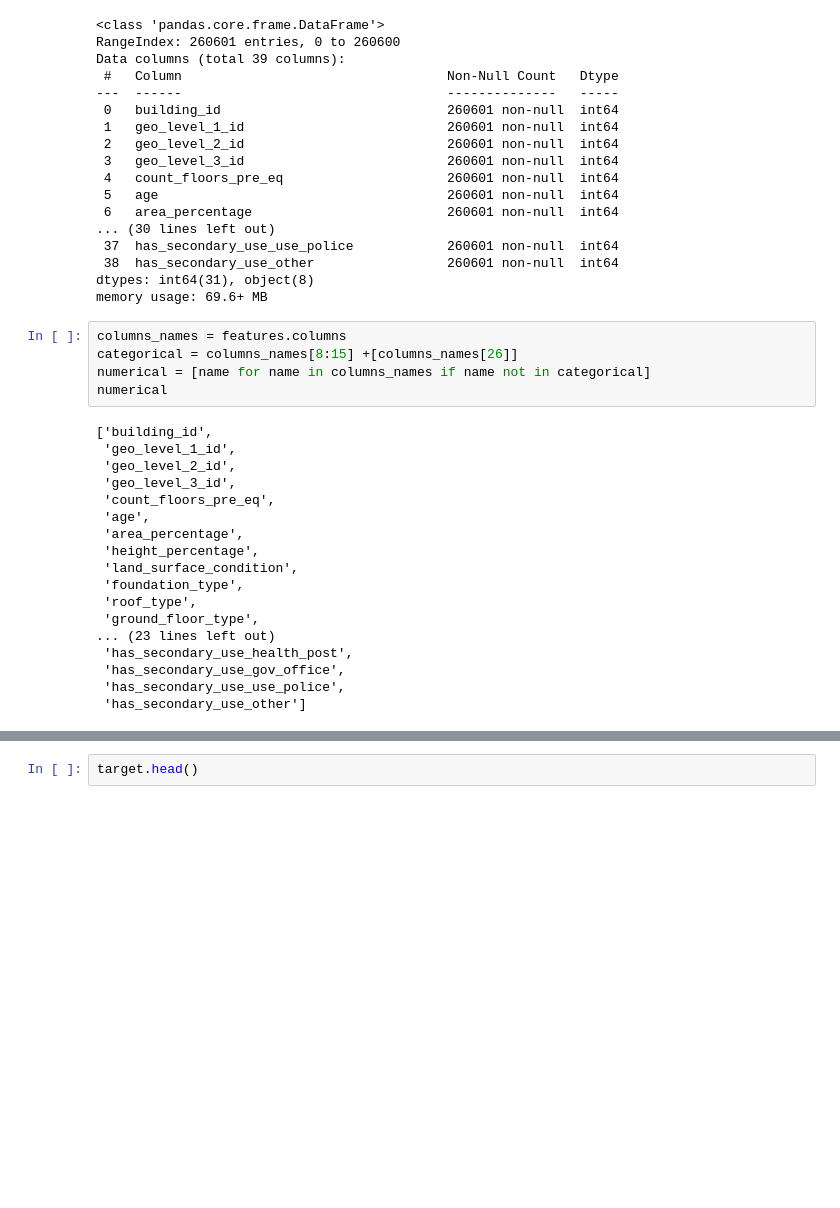
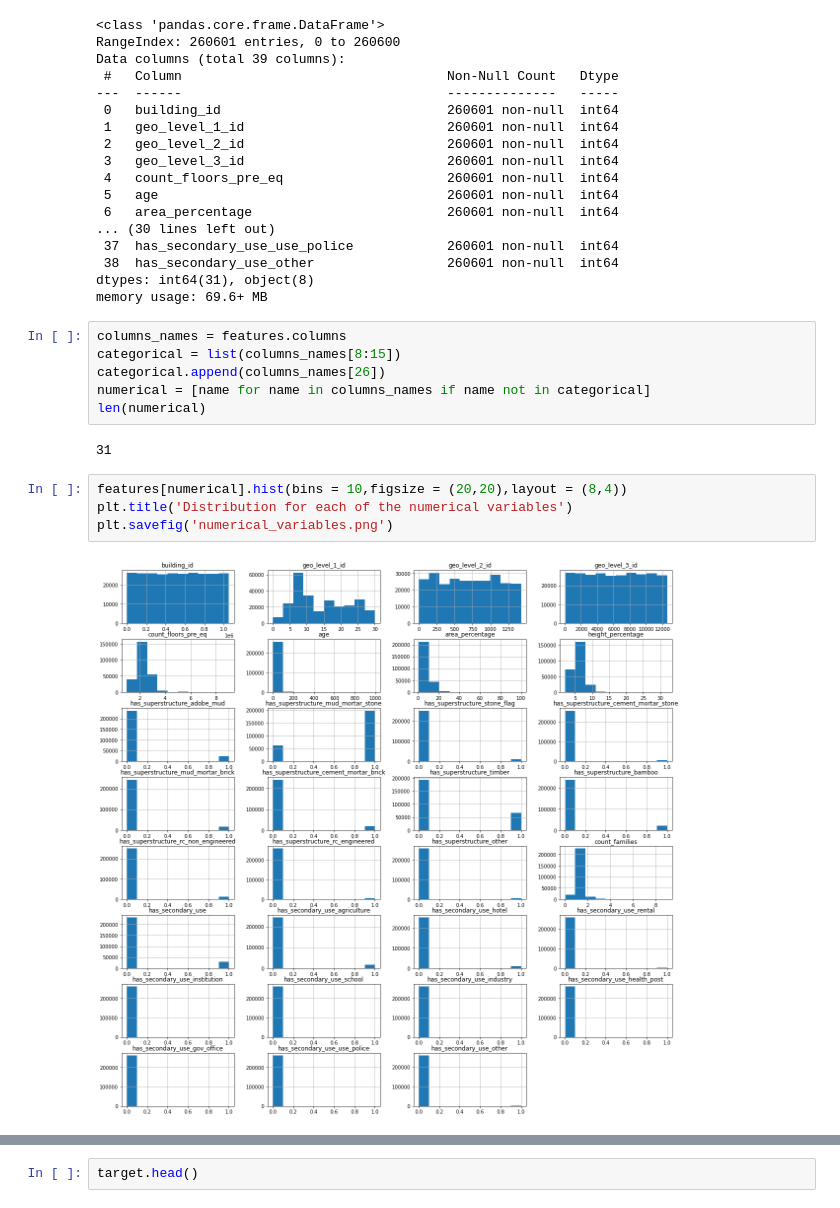
Before and after one commit to Adil-EL/EarthQuake-diseac, a Jupyter notebook: TP2.ipynb, the cells around one changed output, grey strips where cells are left out. Cells and saved outputs as stored; diff of their text form; blank space fills up the shorter version.

Commit message:
Numerical and categorical added

```diff
--- a/TP2.ipynb
+++ b/TP2.ipynb
@@ -53,24 +49,15 @@ dtypes: int64(31), object(8)
 memory usage: 69.6+ MB
 # %%
 columns_names = features.columns
-categorical = columns_names[8:15] +[columns_names[26]]
+categorical = list(columns_names[8:15])
+categorical.append(columns_names[26])
 numerical = [name for name in columns_names if name not in categorical]
-numerical
+len(numerical)
 # %% [output]
-['building_id',
- 'geo_level_1_id',
- 'geo_level_2_id',
- 'geo_level_3_id',
- 'count_floors_pre_eq',
- 'age',
- 'area_percentage',
- 'height_percentage',
- 'land_surface_condition',
- 'foundation_type',
- 'roof_type',
- 'ground_floor_type',
-... (23 lines left out)
- 'has_secondary_use_health_post',
- 'has_secondary_use_gov_office',
- 'has_secondary_use_use_police',
- 'has_secondary_use_other']
+31
+# %%
+features[numerical].hist(bins = 10,figsize = (20,20),layout = (8,4))
+plt.title('Distribution for each of the numerical variables')
+plt.savefig('numerical_variables.png')
+# %% [output]
+[figure, added]
```
Also changed, not shown: parts of 11 cells of this notebook, 2 other files.
